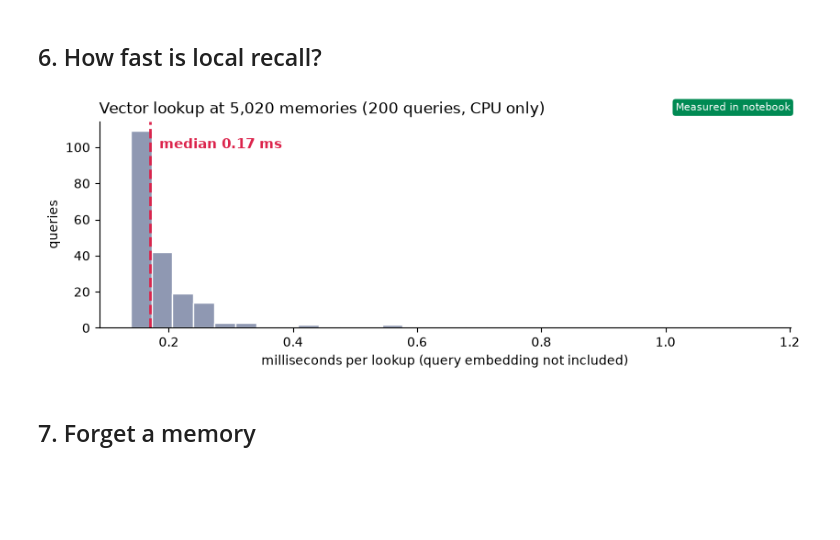
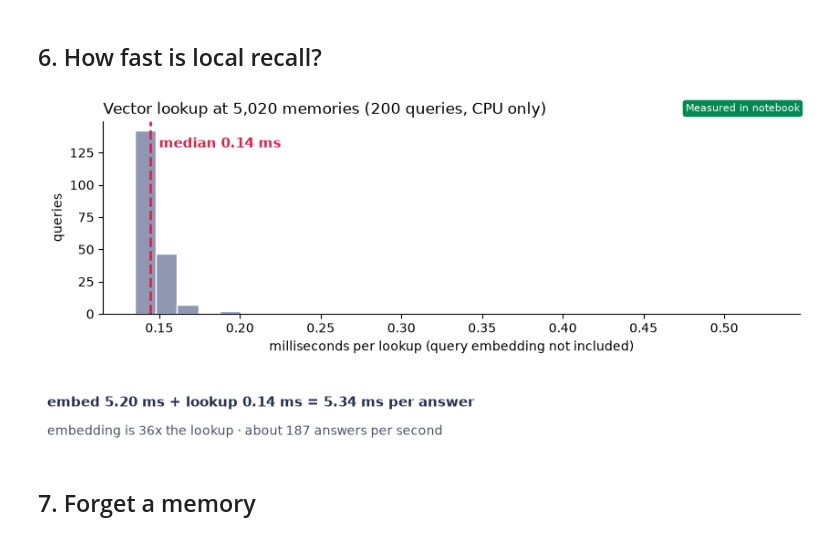
Before and after one commit to Dylancouzon/on-device-memory-course, a Jupyter notebook: L2/L2.ipynb, the cells around one changed output. Cells and saved outputs as stored; diff of their text form; code cells hidden in the pictures; blank space fills up the shorter version.

```diff
--- a/L2/L2.ipynb
+++ b/L2/L2.ipynb
@@ -106,31 +106,38 @@ Q: where can I sit outside for a latte?
 # %% [markdown]
 ## 6. How fast is local recall?
 # %%
-import time
+from time import perf_counter
 from helper import filler_vectors, latency_hist
 
 shard.update(UpdateOperation.upsert_points([
     Point(id=1000 + i, vector={"text": v}, payload={"kind": "filler"})
     for i, v in enumerate(filler_vectors(5000, 768))
 ]))
 shard.optimize()
 n = shard.info().points_count
 
 query_vector = embed_query("coffee")
 timings = []
 for _ in range(200):
-    t0 = time.perf_counter()
+    t0 = perf_counter()
     shard.query(
         QueryRequest(
             query=Query.Nearest(query_vector, using="text"),
             limit=3,
             with_payload=True,
         )
     )
-    timings.append((time.perf_counter() - t0) * 1000)
-latency_hist(timings, n)
+    timings.append((perf_counter() - t0) * 1000)
+
+embed_times = []
+for _ in range(50):
+    t0 = perf_counter()
+    embed_query("coffee")
+    embed_times.append((perf_counter() - t0) * 1000)
+
+latency_hist(timings, n, embed_ms=sorted(embed_times)[25])
 # %% [output]
-[figure, old version]
+[figure, new version]
 # %% [markdown]
 ## 7. Forget a memory
 # %%
```
Also changed, not shown: 17 other files.
